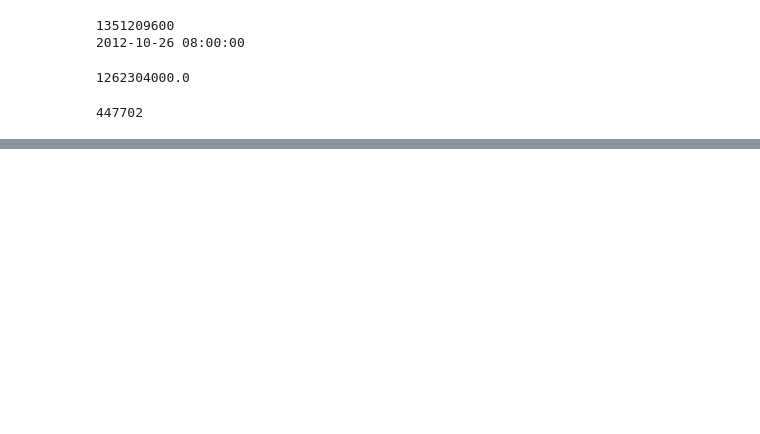
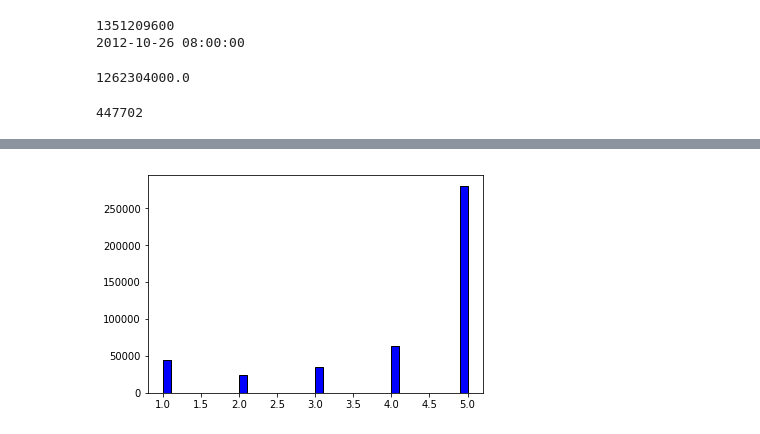
Before and after one commit to jasonqiu98/Amazon-fine-food-review-project, a Jupyter notebook: read_data.ipynb, the cells around one changed output, grey strips where cells are left out. Saved outputs shown, nothing was run; the diff lists cells and outputs as text; code cells hidden in the pictures; blank space fills up the shorter version.

```diff
--- a/read_data.ipynb
+++ b/read_data.ipynb
@@ -62,0 +80,5 @@ df.head()
+# %%
+plt.hist(df['Score'], bins=40, facecolor="blue", edgecolor="black")
+plt.show()
+# %% [output]
+[figure, added]
```
Also changed, not shown: parts of 15 cells of this notebook.
